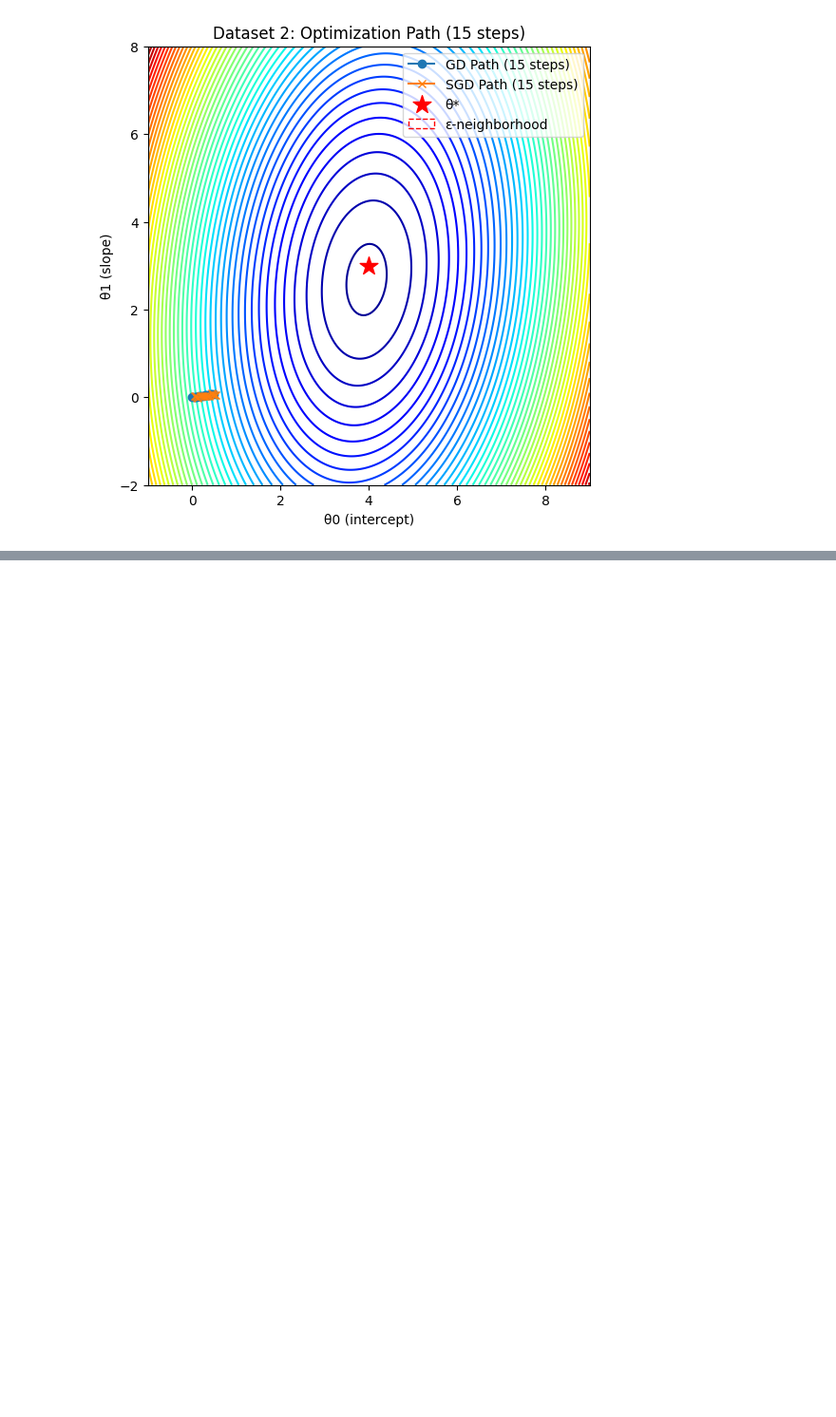
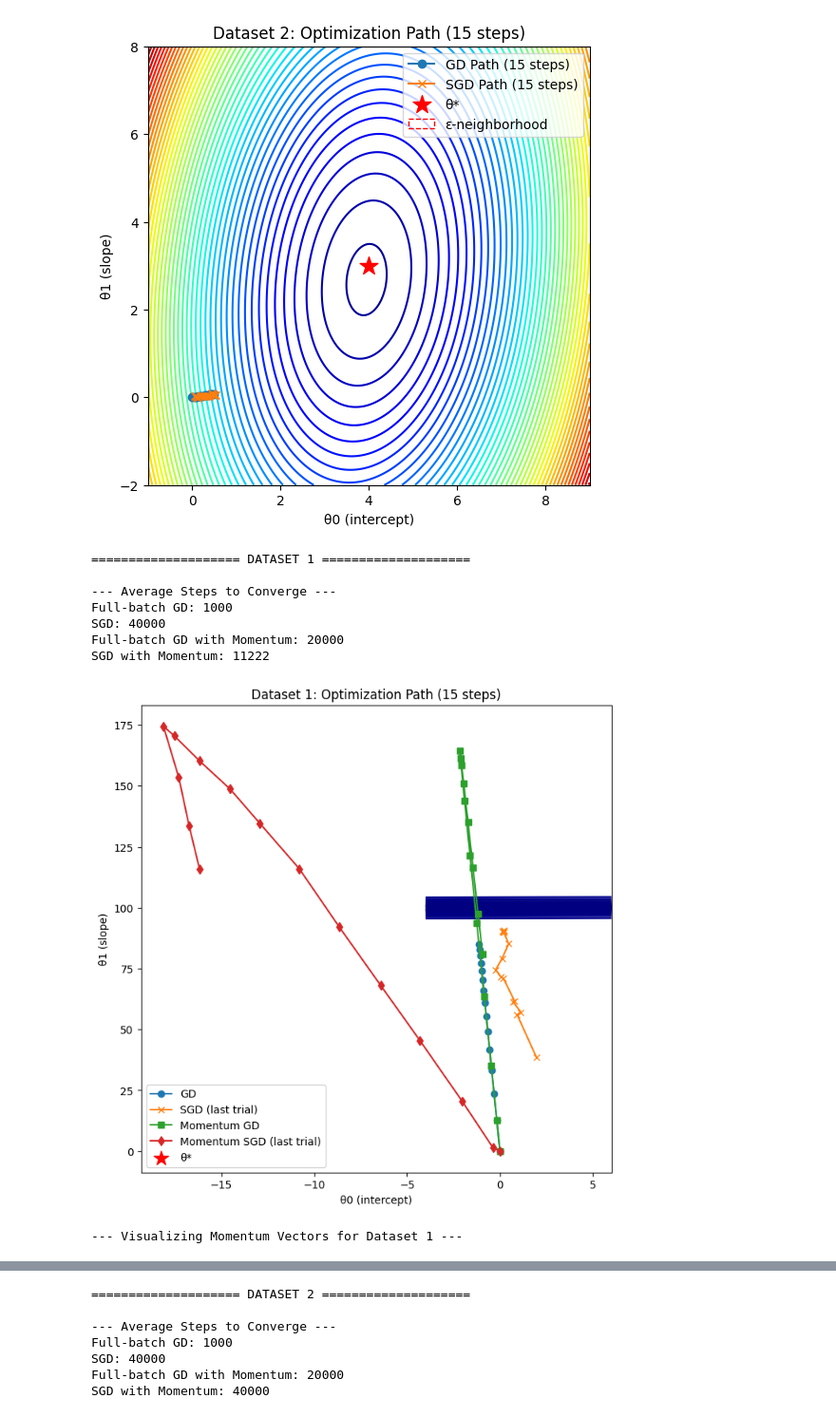
Before and after one commit to hemtilva/es335-assignment2, a Jupyter notebook: task1.ipynb, the cells around one changed output, grey strips where cells are left out. Shown at 95% size. Cells and saved outputs as stored; diff of their text form; code cells hidden in the pictures; blank space fills up the shorter version.

```diff
--- a/task1.ipynb
+++ b/task1.ipynb
@@ -186,0 +268,71 @@ def momentum_gd(X, y, theta_star,lr=0.01,beta=0.9,eps=1e-3,max_epochs=1000):
+# %%
+num_trials = 5
+eps = 0.001
+beta = 0.9
+
+# --- Run Experiments and Visualize ---
+for dataset_id in [1, 2]:
+    print(f"\n{'='*20} DATASET {dataset_id} {'='*20}")
+    X, y, theta_star = generate_dataset(dataset=dataset_id)
+
+    # Adjust learning rates based on dataset conditioning
+    lr_gd = 0.001 if dataset_id == 1 else 0.01
+    lr_sgd = 0.001 if dataset_id == 1 else 0.01
+
+    # --- Run all optimizers ---
+    theta_gd, losses_gd, path_gd, steps_gd = fullgd(X, y, theta_star, lr=lr_gd, eps=eps)
+    theta_mom, losses_mom, path_mom, steps_mom = fullgd_momentum(X, y, theta_star, lr=lr_gd, beta=beta, eps=eps)
+
+    steps_sgd_list, steps_sgdm_list = [], []
+    for trial in range(num_trials):
+        _, _, path_sgd_trial, steps_sgd_trial = sgd(X, y, theta_star, lr=lr_sgd, eps=eps)
+        _, _, path_sgdm_trial, steps_sgdm_trial = sgd_momentum(X, y, theta_star, lr=lr_sgd, beta=beta, eps=eps)
+        steps_sgd_list.append(steps_sgd_trial)
+        steps_sgdm_list.append(steps_sgdm_trial)
+
+    avg_steps_sgd = np.mean(steps_sgd_list)
+    avg_steps_sgdm = np.mean(steps_sgdm_list)
+
+    print("\n--- Average Steps to Converge ---")
+    print(f"Full-batch GD: {steps_gd}")
+    print(f"SGD: {avg_steps_sgd:.0f}")
+    print(f"Full-batch GD with Momentum: {steps_mom}")
+    print(f"SGD with Momentum: {avg_steps_sgdm:.0f}")
+
+    # --- Visualization of Convergence Path (15 steps) ---
+    t0 = np.linspace(theta_star[0].item()-5, theta_star[0].item()+5, 200)
+    t1 = np.linspace(theta_star[1].item()-5, theta_star[1].item()+5, 200)
+    T0, T1 = np.meshgrid(t0, t1)
+    Z = np.zeros_like(T0)
+    for i in range(T0.shape[0]):
+        for j in range(T0.shape[1]):
+            theta_temp = torch.tensor([T0[i,j], T1[i,j]], dtype=torch.float32)
+            Z[i,j] = mse_loss(X, y, theta_temp).item()
+
+    plt.figure(figsize=(8,8))
+    plt.contour(T0, T1, Z, levels=np.logspace(0, 5, 35), cmap="jet")
+    plt.plot(path_gd[:15,0], path_gd[:15,1], "o-", label="GD")
+    plt.plot(path_sgd_trial[:15,0], path_sgd_trial[:15,1], "x-", label="SGD (last trial)")
+    plt.plot(path_mom[:15,0], path_mom[:15,1], "s-", label="Momentum GD")
+    plt.plot(path_sgdm_trial[:15,0], path_sgdm_trial[:15,1], "d-", label="Momentum SGD (last trial)")
+    plt.scatter(theta_star[0], theta_star[1], c="red", marker="*", s=200, label="θ*")
+    plt.xlabel("θ0 (intercept)")
+    plt.ylabel("θ1 (slope)")
+    plt.title(f"Dataset {dataset_id}: Optimization Path (15 steps)")
+    plt.legend()
+    plt.show()
+
+    # --- Vector visualization only for the more interesting ill-conditioned case ---
+    if dataset_id == 1:
+        print("\n--- Visualizing Momentum Vectors for Dataset 1 ---")
+        visualize_momentum_vectors(X, y, theta_star, lr=lr_gd, beta=beta)
+# %% [output]
+==================== DATASET 1 ====================
+
+--- Average Steps to Converge ---
+Full-batch GD: 1000
+SGD: 40000
+Full-batch GD with Momentum: 20000
+SGD with Momentum: 11222
+[figure, added]
+--- Visualizing Momentum Vectors for Dataset 1 ---
@@ -186,0 +340,7 @@ def momentum_gd(X, y, theta_star,lr=0.01,beta=0.9,eps=1e-3,max_epochs=1000):
+==================== DATASET 2 ====================
+
+--- Average Steps to Converge ---
+Full-batch GD: 1000
+SGD: 40000
+Full-batch GD with Momentum: 20000
+SGD with Momentum: 40000
```
Also changed, not shown: parts of 5 cells of this notebook.
